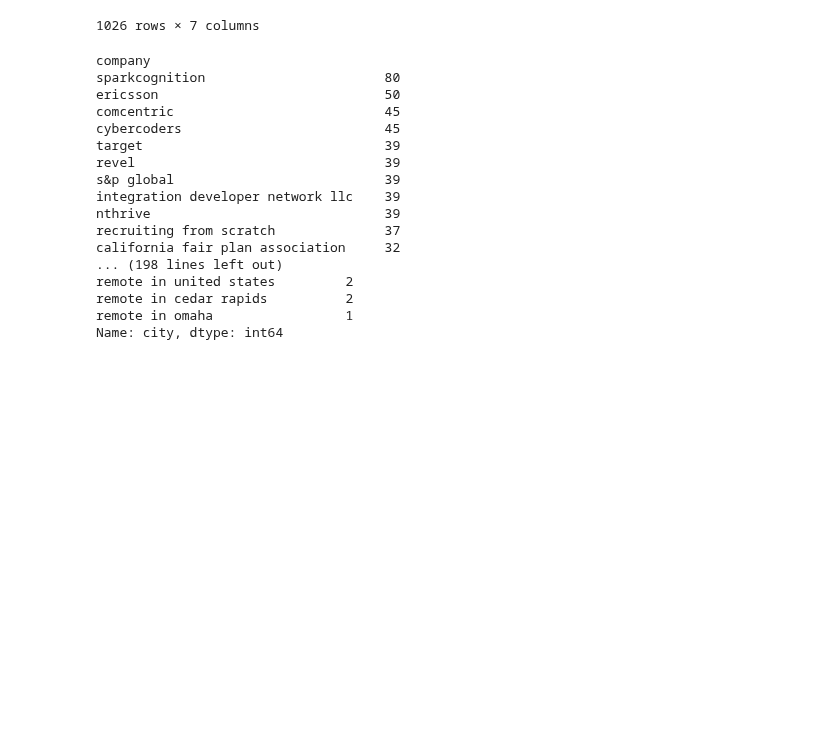
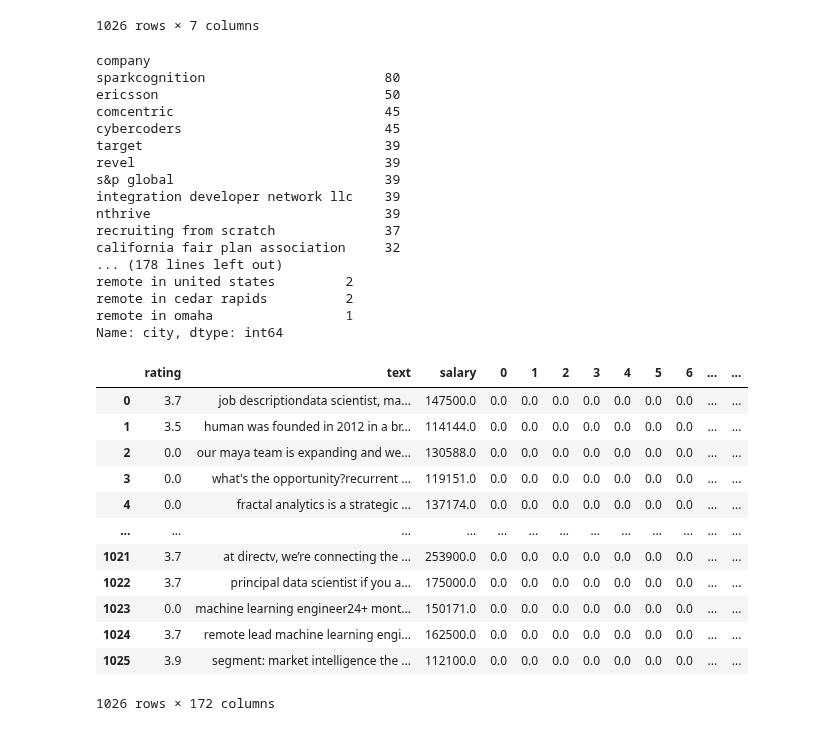
Before and after one commit to 333Kenji/indeedjobscraper, a Jupyter notebook: docs/2_preprocessing.ipynb, the cells around one changed output. Saved outputs shown, nothing was run; the diff lists cells and outputs as text; code cells hidden in the pictures; blank space fills up the shorter version.

Commit message:
converted all independent variables except text

```diff
--- a/docs/2_preprocessing.ipynb
+++ b/docs/2_preprocessing.ipynb
@@ -24,7 +24,7 @@ data
 # %%
 data[['company','job_title','text']] = data[['company','job_title','text']].astype(str)
 # %%
-cols = ['company', 'rating', 'job_title', 'salary', 'state', 'city']
+cols = ['company', 'job_title', 'salary', 'state', 'city']
 for i in cols:
     print(i)
     print(data[i].value_counts(),'\n')
@@ -41,7 +41,7 @@ integration developer network llc    39
 nthrive                              39
 recruiting from scratch              37
 california fair plan association     32
-... (198 lines left out)
+... (178 lines left out)
 remote in united states         2
 remote in cedar rapids          2
 remote in omaha                 1
@@ -49,6 +49,30 @@ Name: city, dtype: int64
 # %%
 ## encoding
 cols = ['company','job_title', 'state', 'city']
-ohe = OneHotEncoder(sparse=False)
-data_x = ohe.fit_transform(data[['company']])
+
+encoder = OneHotEncoder(handle_unknown='ignore')
+
+#perform one-hot encoding on 'team' column
+encodered_data = pd.DataFrame(encoder.fit_transform(df[cols]).toarray())
+
+#merge one-hot encoded columns back with original DataFrame
+final_df = data.join(encodered_data)
+final_df.drop(cols, axis=1, inplace=True)
+
+#view final df
+final_df
+# %% [output]
+|  | rating | text | salary | 0 | 1 | 2 | 3 | 4 | 5 | 6 | ... | ... |
+| 0 | 3.7 | job descriptiondata scientist, ma... | 147500.0 | 0.0 | 0.0 | 0.0 | 0.0 | 0.0 | 0.0 | 0.0 | ... | ... |
+| 1 | 3.5 | human was founded in 2012 in a br... | 114144.0 | 0.0 | 0.0 | 0.0 | 0.0 | 0.0 | 0.0 | 0.0 | ... | ... |
+| 2 | 0.0 | our maya team is expanding and we... | 130588.0 | 0.0 | 0.0 | 0.0 | 0.0 | 0.0 | 0.0 | 0.0 | ... | ... |
+| 3 | 0.0 | what's the opportunity?recurrent ... | 119151.0 | 0.0 | 0.0 | 0.0 | 0.0 | 0.0 | 0.0 | 0.0 | ... | ... |
+| 4 | 0.0 | fractal analytics is a strategic ... | 137174.0 | 0.0 | 0.0 | 0.0 | 0.0 | 0.0 | 0.0 | 0.0 | ... | ... |
+| ... | ... | ... | ... | ... | ... | ... | ... | ... | ... | ... | ... | ... |
+| 1021 | 3.7 | at directv, we’re connecting the ... | 253900.0 | 0.0 | 0.0 | 0.0 | 0.0 | 0.0 | 0.0 | 0.0 | ... | ... |
+| 1022 | 3.7 | principal data scientist if you a... | 175000.0 | 0.0 | 0.0 | 0.0 | 0.0 | 0.0 | 0.0 | 0.0 | ... | ... |
+| 1023 | 0.0 | machine learning engineer24+ mont... | 150171.0 | 0.0 | 0.0 | 0.0 | 0.0 | 0.0 | 0.0 | 0.0 | ... | ... |
+| 1024 | 3.7 | remote lead machine learning engi... | 162500.0 | 0.0 | 0.0 | 0.0 | 0.0 | 0.0 | 0.0 | 0.0 | ... | ... |
+| 1025 | 3.9 | segment: market intelligence the ... | 112100.0 | 0.0 | 0.0 | 0.0 | 0.0 | 0.0 | 0.0 | 0.0 | ... | ... |
+1026 rows × 172 columns
 # %%
```
Also changed, not shown: parts of 19 cells of this notebook.
